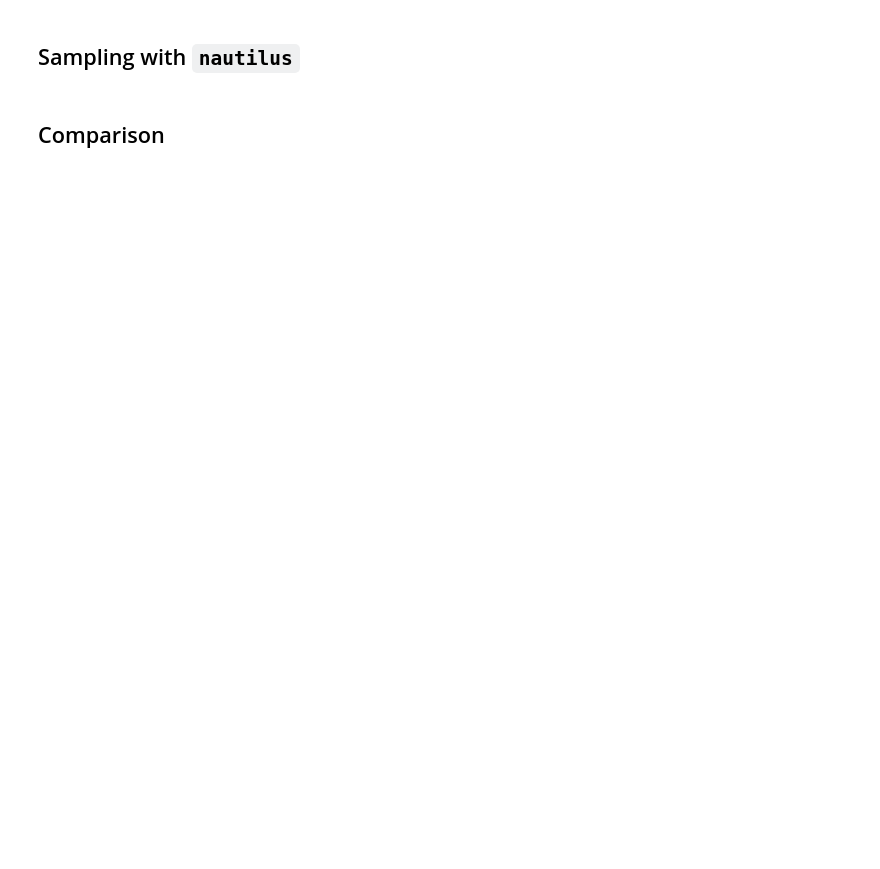
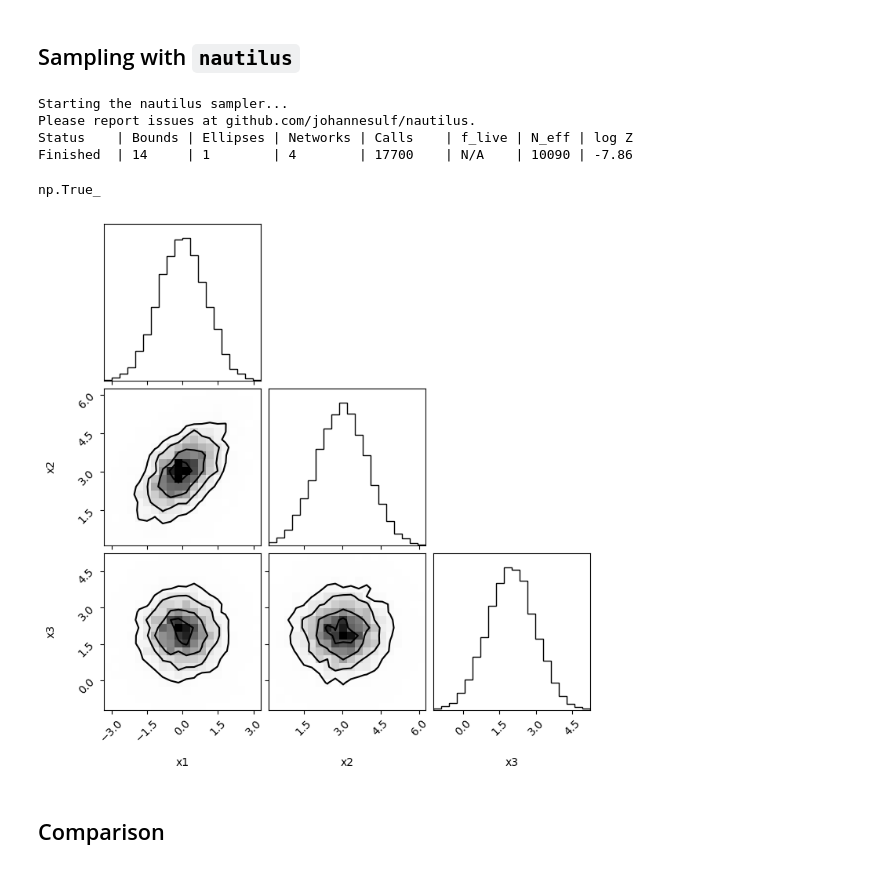
Before and after one commit to vandalt/simple, a Jupyter notebook: docs/tutorials/getting-started.ipynb, the cells around one changed output. Cells and saved outputs as stored; diff of their text form; code cells hidden in the pictures; blank space fills up the shorter version.

```diff
--- a/docs/tutorials/getting-started.ipynb
+++ b/docs/tutorials/getting-started.ipynb
@@ -47,15 +39,14 @@ Next, we need a log-likelihood function that takes a dictionary of parameters an
 Here we don't have a dataset: we will just specify a distribution of three parameters directly.
 # %%
 from scipy.stats import multivariate_normal
+
 
 def log_likelihood(params):
     """Log-likelihood function for a 3D normal distribution."""
     p = [params["x1"], params["x2"], params["x3"]]
     mean = [0.0, 3.0, 2.0]
     cov = [[1, 0.5, 0], [0.5, 1, 0], [0, 0, 1.0]]
-    return multivariate_normal.logpdf(
-        p, mean=mean, cov=cov
-    )
+    return multivariate_normal.logpdf(p, mean=mean, cov=cov)
 # %% [markdown]
 It is now time to create our `simple.Model` object.
 The model needs to know what our priors and likelihood are.
@@ -182,12 +216,24 @@ from nautilus import Sampler
 
 sampler = Sampler(model.nautilus_prior(), model.log_likelihood, n_live=1000)
 sampler.run(verbose=True)
+# %% [output]
+Starting the nautilus sampler...
+Please report issues at github.com/johannesulf/nautilus.
+Status    | Bounds | Ellipses | Networks | Calls    | f_live | N_eff | log Z
+Finished  | 14     | 1        | 4        | 17700    | N/A    | 10090 | -7.86
+np.True_
 # %%
 points, log_w, log_l = sampler.posterior()
 corner.corner(
-    points, weights=np.exp(log_w), labels=model.keys(),
-    plot_datapoints=False, range=np.repeat(0.999, len(model.parameters)))
+    points,
+    weights=np.exp(log_w),
+    labels=model.keys(),
+    plot_datapoints=False,
+    range=np.repeat(0.999, len(model.parameters)),
+)
 plt.show()
+# %% [output]
+[figure, added]
 # %% [markdown]
 ## Comparison
 # %%
```
Also changed, not shown: parts of 13 cells of this notebook, 4 other files.
